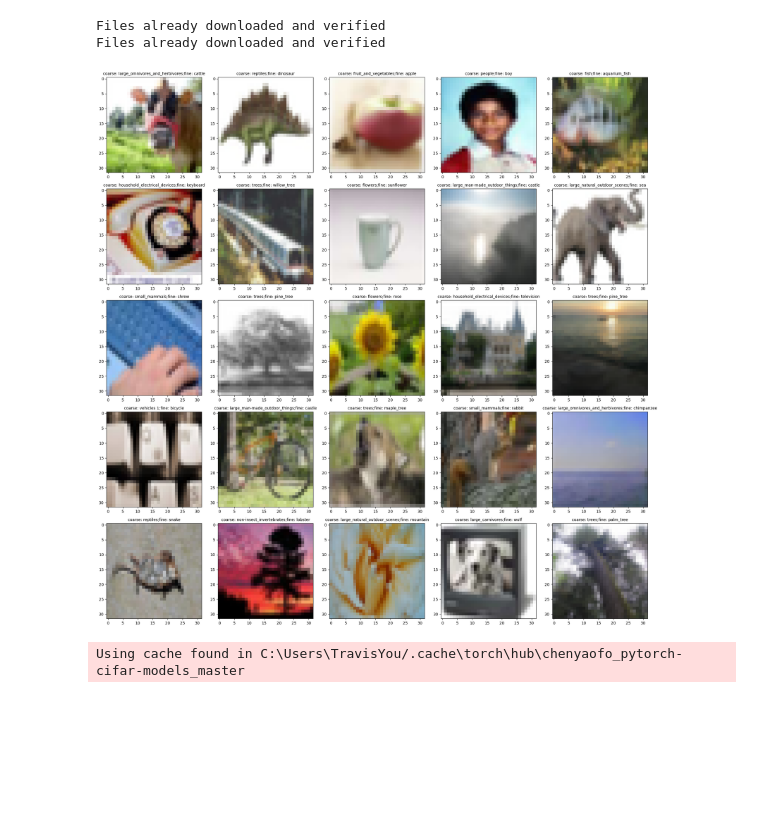
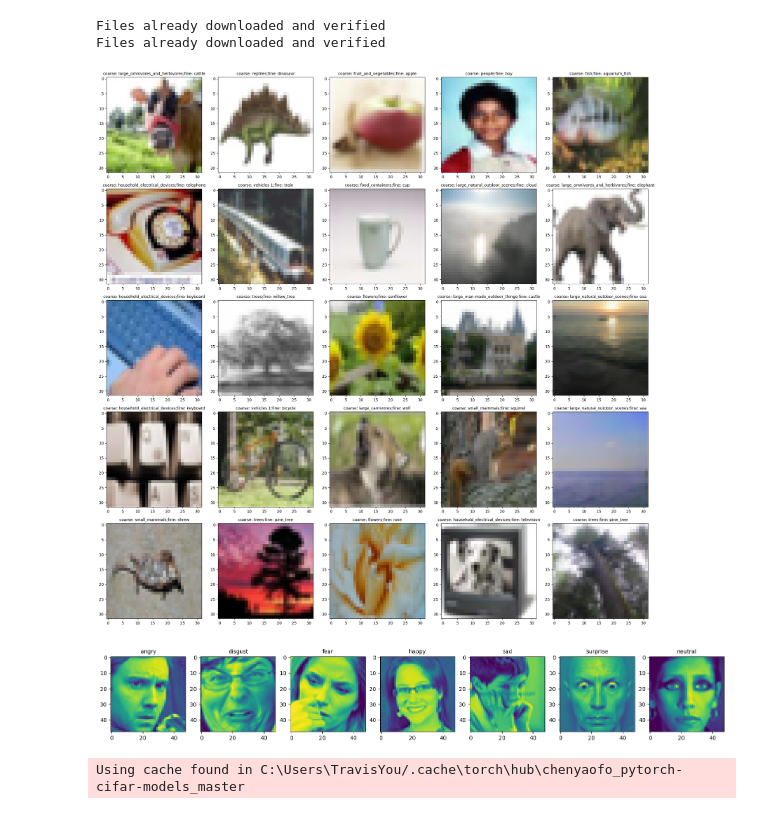
Before and after one commit to Siyu-Li-Tammy/ML_Project_CNN, a Jupyter notebook: cifar100pretrained.ipynb, the cells around one changed output. Drawn from its saved outputs; the diff is of its cells as text; code cells hidden in the pictures; blank space fills up the shorter version.

```diff
--- a/cifar100pretrained.ipynb
+++ b/cifar100pretrained.ipynb
@@ -86,13 +93,26 @@ validsplit_fine = TransformedSubset(trainset, validsplit_fine_idx.indices, trans
 # %%
 # Visualize Coarse Dataset
 import matplotlib.pyplot as plt
 fig, ax = plt.subplots(5,5, figsize = (20,20))
 for i in range(5):
     for j in range(5):
         ax[i,j].imshow(np.array(trainset[i*5 + j][0]))
-        ax[i,j].set_title(f'coarse: {trainset_coarse.classes[trainset_coarse[i*10 + j][1]]};fine: {trainset.classes[trainset[i*10 + j][1]]}',fontsize = 10)
+        ax[i,j].set_title(f'coarse: {trainset_coarse.classes[trainset_coarse[i*5 + j][1]]};fine: {trainset.classes[trainset[i*5 + j][1]]}',fontsize = 10)
 plt.tight_layout()
 plt.show()
 # %% [output]
-[figure, old version]
+[figure, new version]
+# %%
+# select one image from FER2013 dataset for each target type
+# FER2013 dataset contains 7 classes
+fer2013_classes = ['angry', 'disgust', 'fear', 'happy', 'sad', 'surprise', 'neutral']
+fig, ax = plt.subplots(1,7, figsize = (20,5))
+for i in range(7):
+    for j in range(len(fer2013train)):
+        if fer2013train[j][1] == i:
+            ax[i].imshow(np.array(fer2013train[j][0]))
+            ax[i].set_title(f'{fer2013_classes[i]}',fontsize = 10)
+            break
+# %% [output]
+[figure, added]
 # %%
```
Also changed, not shown: parts of 27 cells of this notebook, 6 other files.
